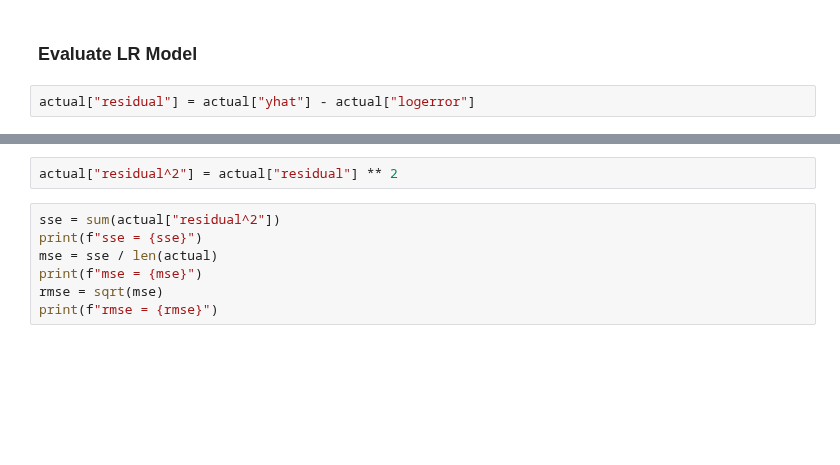
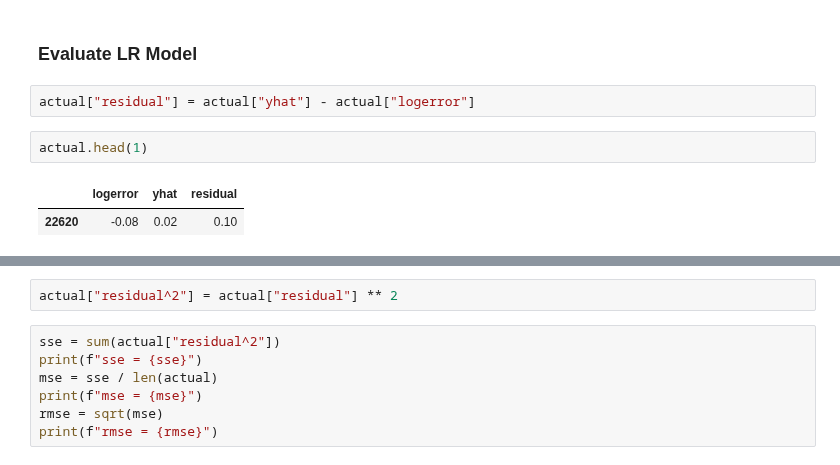
Before and after one commit to FJ-Zillow-Org/Zillow, a Jupyter notebook: deliverable-faith.ipynb, the cells around one changed output, grey strips where cells are left out. Drawn from its saved outputs; the diff is of its cells as text; blank space fills up the shorter version.

```diff
--- a/deliverable-faith.ipynb
+++ b/deliverable-faith.ipynb
@@ -663,5 +793,10 @@ actual['yhat'] = yhat
 ### Evaluate LR Model
 # %%
 actual["residual"] = actual["yhat"] - actual["logerror"]
+# %%
+actual.head(1)
+# %% [output]
+|  | logerror | yhat | residual |
+| 22620 | -0.08 | 0.02 | 0.10 |
 # %%
 sns.distplot(actual["residual"])
```
Also changed, not shown: parts of 47 cells of this notebook.
